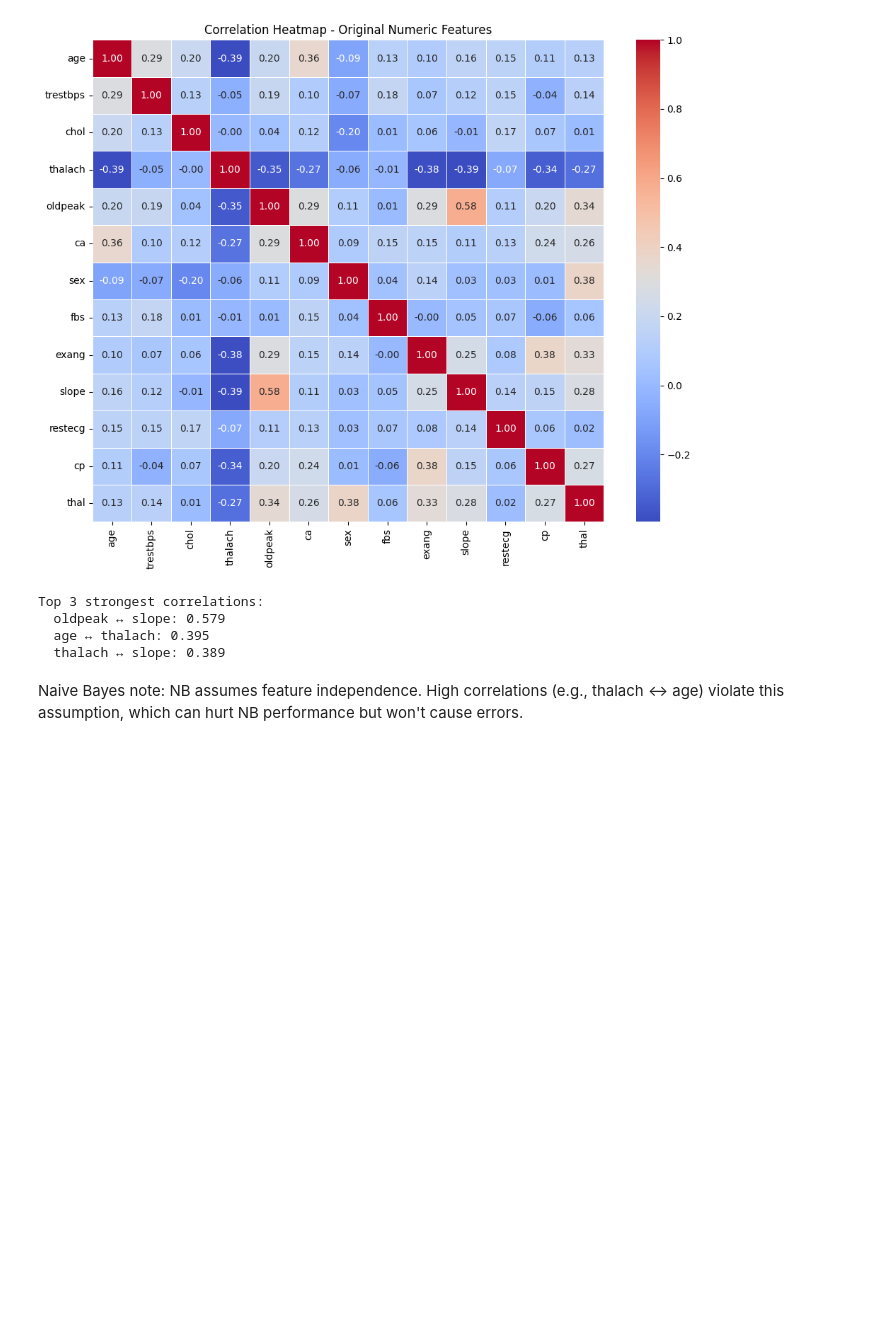
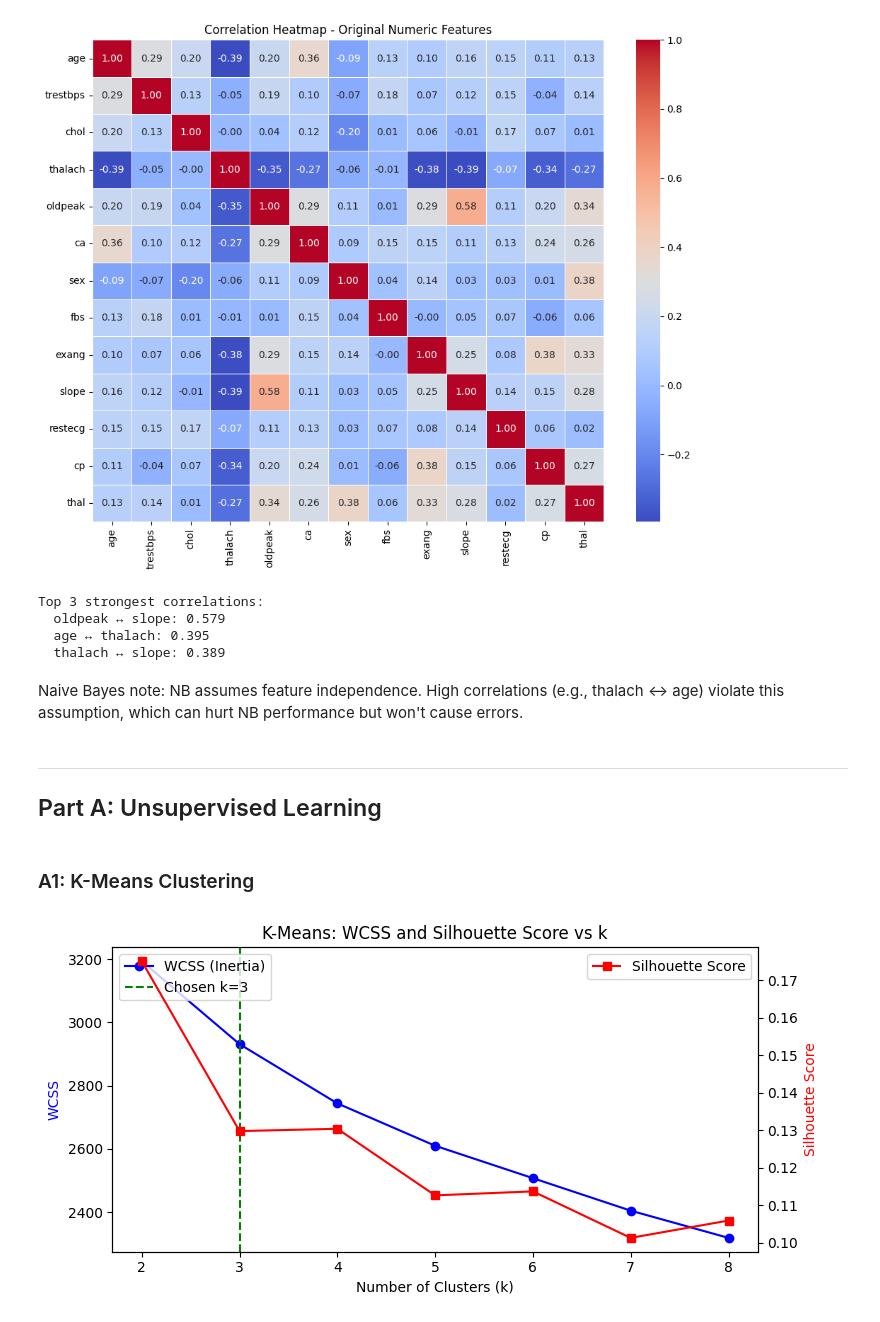
Before and after one commit to abeer-fatima47/i232643-DM-Assignment4, a Jupyter notebook: i232643_DM_asn4.ipynb, the cells around one changed output. Saved outputs shown, nothing was run; the diff lists cells and outputs as text; code cells hidden in the pictures; blank space fills up the shorter version.

Commit message:
Part A: Unsupervised Learning

```diff
--- a/i232643_DM_asn4.ipynb
+++ b/i232643_DM_asn4.ipynb
@@ -230,3 +230,35 @@ Top 3 strongest correlations:
 # %% [markdown]
 Naive Bayes note: NB assumes feature independence.
 High correlations (e.g., thalach <-> age) violate this assumption, which can hurt NB performance but won't cause errors.
+# %% [markdown]
+---
+## Part A: Unsupervised Learning
+# %% [markdown]
+### A1: K-Means Clustering
+# %%
+wcss = []
+sil_scores = []
+k_range = range(2, 9)
+
+for k in k_range:
+    km = KMeans(n_clusters=k, random_state=42, n_init=10)
+    labels = km.fit_predict(X_std)
+    wcss.append(km.inertia_)
+    sil_scores.append(silhouette_score(X_std, labels))
+
+# Plot WCSS and Silhouette on two y-axes
+fig, ax1 = plt.subplots(figsize=(8, 4))
+ax2 = ax1.twinx()
+ax1.plot(k_range, wcss, 'b-o', label='WCSS (Inertia)')
+ax2.plot(k_range, sil_scores, 'r-s', label='Silhouette Score')
+ax1.set_xlabel('Number of Clusters (k)')
+ax1.set_ylabel('WCSS', color='b')
+ax2.set_ylabel('Silhouette Score', color='r')
+ax1.axvline(x=3, color='green', linestyle='--', label='Chosen k=3')
+plt.title('K-Means: WCSS and Silhouette Score vs k')
+ax1.legend(loc='upper left')
+ax2.legend(loc='upper right')
+plt.tight_layout()
+plt.show()
+# %% [output]
+[figure, added]
```
Also changed, not shown: parts of 15 cells of this notebook.
